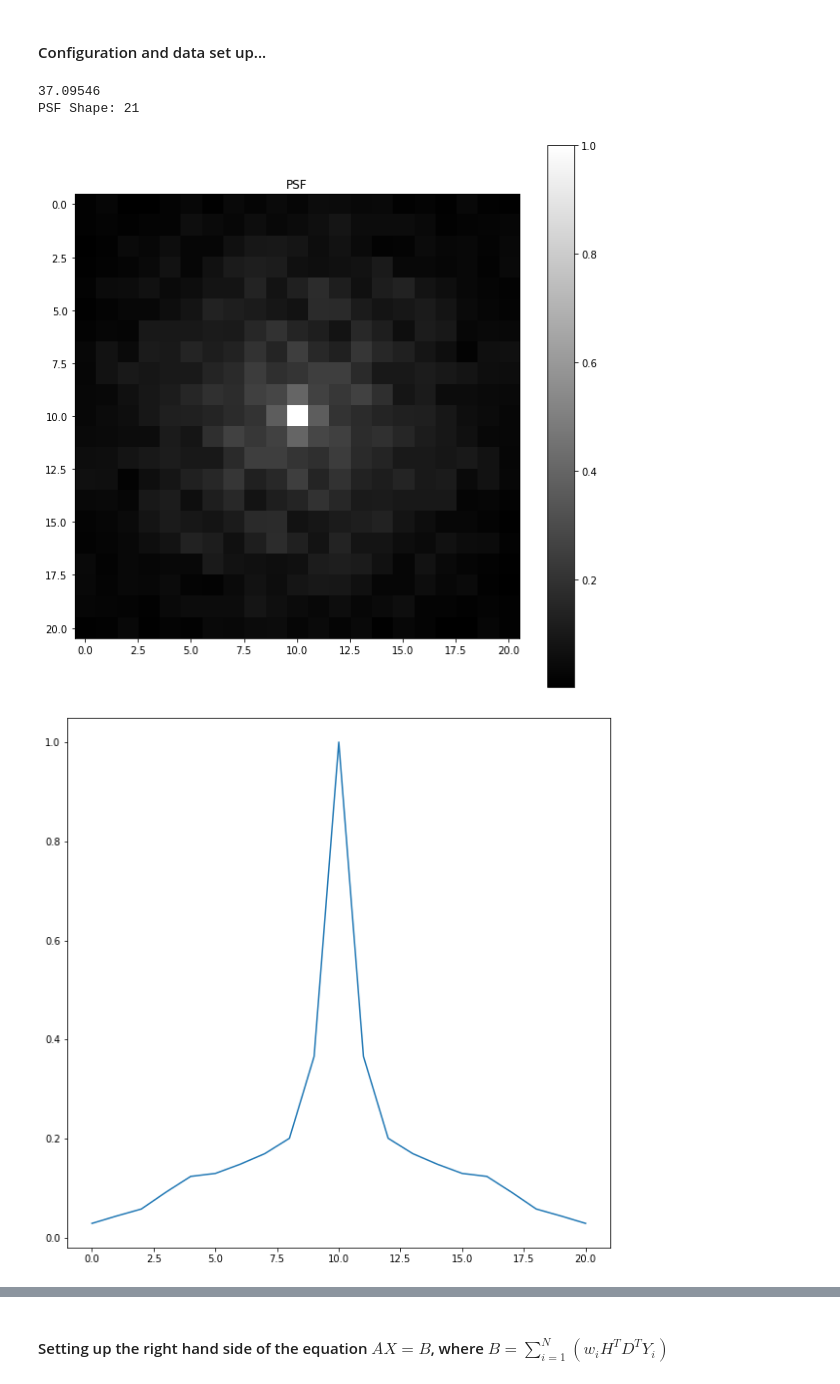
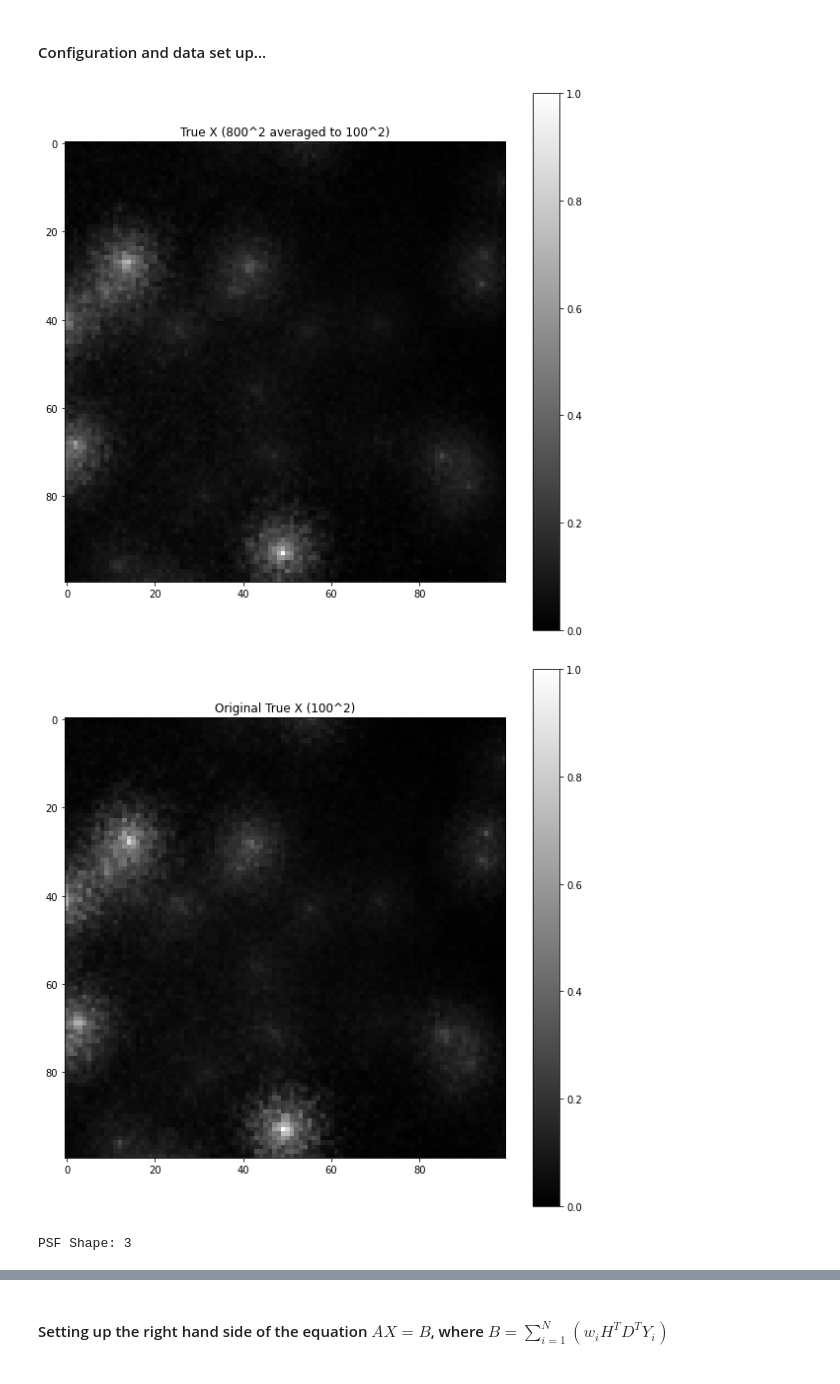
Before and after one commit to adamrcampbell/supy-res-imaging, a Jupyter notebook: notebooks/System of Linear Equations.ipynb, the cells around one changed output, grey strips where cells are left out. Drawn from its saved outputs; the diff is of its cells as text; code cells hidden in the pictures.

Commit message:
Added dockerfile, larger IDFT images, still searching for ideal beta

```diff
--- a/notebooks/System of Linear Equations.ipynb
+++ b/notebooks/System of Linear Equations.ipynb
@@ -147,61 +146,66 @@ l = 100
 m = 50
 n = timesteps // timesteps_per_y
 w = np.ones(n) # y image weightings, eventually driven by visibility weights
-β = 300000.0 # influence edges X (low beta = blocky, large beta = smooth)
+β = 1.60371874375133 # influence edges X (low beta = blocky, large beta = smooth)
 
 # all time steps direct image
-filename = "../data/direct_image_ts_0_29.bin"
+# filename = "../data/direct_image_ts_0_29.bin"
+filename = "../data/direct_image_ts_0_29_800x800.bin"
 x_true = np.fromfile(filename, dtype=np.float32)
-x_true = x_true.reshape(l, l)
+# x_true = np.reshape(x_true, (l, l))
+x_true = resize(x_true.reshape(800, 800), (l, l), anti_aliasing=False, order=1)
 x_true = normalise(x_true)
-# show_image(x_true, "True X")
+show_image(x_true, "True X (800^2 averaged to 100^2)")
+
+x_orig = np.fromfile("../data/direct_image_ts_0_29.bin", dtype=np.float32)
+show_image(normalise(x_orig.reshape(l, l)), "Original True X (100^2)")
 
 # all time steps direct psf
 filename = "../data/direct_psf_ts_0_29.bin"
 x_psf = np.fromfile(filename, dtype=np.float32)
 # x_psf = x_psf.reshape(l, l)[1:, 1:] # trim row 0 and all column 0 (to ensure odd dimensions with the peak in the center)
-x_psf /= np.max(x_psf)
+# x_psf /= np.max(x_psf)
 
-trim_half_len = 11
+trim_half_len = 2
 psf_min = l//2 - (trim_half_len - 1)
 psf_max = l//2 + trim_half_len
 x_psf = x_psf.reshape(l, l)[psf_min:psf_max, psf_min:psf_max]
-print(np.sum(x_psf))
+x_psf /= np.sum(x_psf)
+# print(np.sum(x_psf))
 
 print(f"PSF Shape: {x_psf.shape[0]}")
-show_image(x_psf, "PSF")
-plt.plot(x_psf[x_psf.shape[0]//2])
+show_image(np.log(np.absolute(x_psf)), "PSF")
+plt.plot(x_psf[x_psf.shape[0]//2, 30:70])
 
 # Storing all low-res images as layered stack
 y = np.zeros((n, m, m))
 
 # batched time steps direct images
 for i in np.arange(n):
     filename = f"../data/direct_image_ts_{i * timesteps_per_y}_{i * timesteps_per_y + timesteps_per_y - 1}.bin"
     y[i] = np.fromfile(filename, dtype=np.float32).reshape(m, m)
     y[i] = normalise(y[i])
     # show_image(y[i], f"$Y_{i}$", flip_x_axis=True)
 
 # batched time steps point spread functions
 # for i in np.arange(N):
 #     start = i * timesteps_per_y
 #     end = start + timesteps_per_y - 1
 #     filename = "../data/direct_psf_ts_%d_%d.bin" % (start, end)
 #     Y_i_psf = np.fromfile(filename, dtype=np.float32)
 #     Y_i_psf = Y_i_psf.reshape(L, L)
 #     # show_image(Y_i_psf, "$Y_{%d}$ PSF" % i)
 
 # Decimation matrix
 d = decimation_matrix(l, m) # takes the sum of 4 l neighbours to form 1 m pixel
 
 # Blur matrix (psf)
 h = convolution_matrix(l, x_psf)
 
 # Sharpening matrix (laplacian)
 laplacian = np.array([[0, -1,  0], [-1,  4, -1], [0, -1,  0]], dtype=np.float32)
 s = convolution_matrix(l, laplacian)
 # %% [output]
-37.09546
-PSF Shape: 21
-[figure, old version]
+[figure, new version]
-[figure, old version]
+[figure, new version]
+PSF Shape: 3
```
Also changed, not shown: parts of 5 cells of this notebook, 7 other files.
